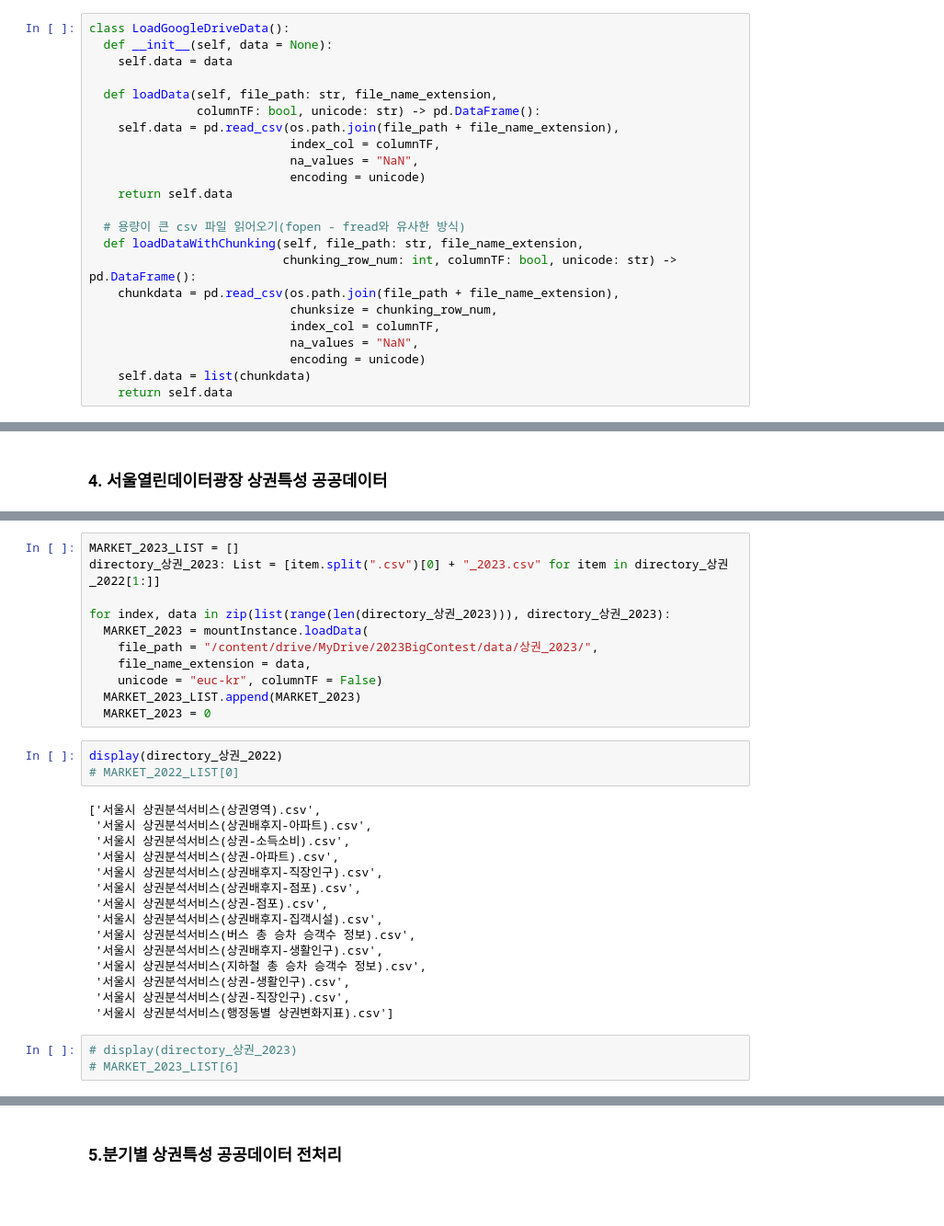
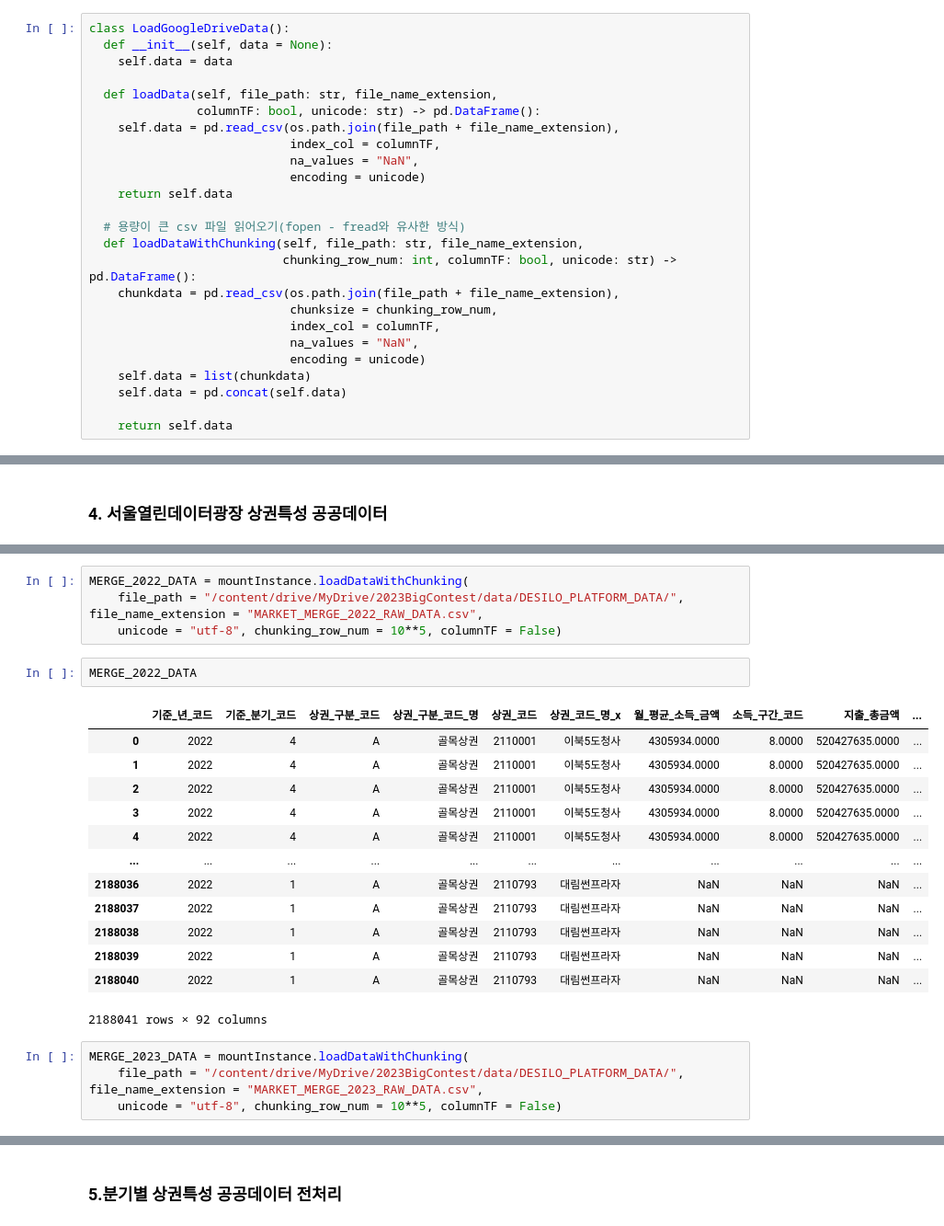
Before and after one commit to Gayeon6423/2023BigContest, a Jupyter notebook: [SALES_FIELD]_GRADE_TRANSFORMATION.ipynb, the cells around one changed output, grey strips where cells are left out. Shown at 92% size. Saved outputs shown, nothing was run; the diff lists cells and outputs as text; blank space fills up the shorter version.

```diff
--- a/[SALES_FIELD]_GRADE_TRANSFORMATION.ipynb
+++ b/[SALES_FIELD]_GRADE_TRANSFORMATION.ipynb
@@ -63,6 +70,8 @@ class LoadGoogleDriveData():
                             na_values = "NaN",
                             encoding = unicode)
     self.data = list(chunkdata)
+    self.data = pd.concat(self.data)
+
     return self.data
 # %%
 mountInstance = LoadGoogleDriveData()
@@ -166,32 +119,24 @@ for index, data in zip(list(range(len(directory_상권_2022))), directory_상권
-# %%
-MARKET_2023_LIST = []
-directory_상권_2023: List = [item.split(".csv")[0] + "_2023.csv" for item in directory_상권_2022[1:]]
-
-for index, data in zip(list(range(len(directory_상권_2023))), directory_상권_2023):
-  MARKET_2023 = mountInstance.loadData(
-    file_path = "/content/drive/MyDrive/2023BigContest/data/상권_2023/",
-    file_name_extension = data,
-    unicode = "euc-kr", columnTF = False)
-  MARKET_2023_LIST.append(MARKET_2023)
-  MARKET_2023 = 0
-# %%
-display(directory_상권_2022)
-# MARKET_2022_LIST[0]
-# %% [output]
-['서울시 상권분석서비스(상권영역).csv',
- '서울시 상권분석서비스(상권배후지-아파트).csv',
- '서울시 상권분석서비스(상권-소득소비).csv',
- '서울시 상권분석서비스(상권-아파트).csv',
- '서울시 상권분석서비스(상권배후지-직장인구).csv',
- '서울시 상권분석서비스(상권배후지-점포).csv',
- '서울시 상권분석서비스(상권-점포).csv',
- '서울시 상권분석서비스(상권배후지-집객시설).csv',
- '서울시 상권분석서비스(버스 총 승차 승객수 정보).csv',
- '서울시 상권분석서비스(상권배후지-생활인구).csv',
- '서울시 상권분석서비스(지하철 총 승차 승객수 정보).csv',
- '서울시 상권분석서비스(상권-생활인구).csv',
- '서울시 상권분석서비스(상권-직장인구).csv',
- '서울시 상권분석서비스(행정동별 상권변화지표).csv']
-# %%
-# display(directory_상권_2023)
-# MARKET_2023_LIST[6]
+# %%
+MERGE_2022_DATA = mountInstance.loadDataWithChunking(
+    file_path = "/content/drive/MyDrive/2023BigContest/data/DESILO_PLATFORM_DATA/", file_name_extension = "MARKET_MERGE_2022_RAW_DATA.csv",
+    unicode = "utf-8", chunking_row_num = 10**5, columnTF = False)
+# %%
+MERGE_2022_DATA
+# %% [output]
+|  | 기준_년_코드 | 기준_분기_코드 | 상권_구분_코드 | 상권_구분_코드_명 | 상권_코드 | 상권_코드_명_x | 월_평균_소득_금액 | 소득_구간_코드 | 지출_총금액 | ... |
+| 0 | 2022 | 4 | A | 골목상권 | 2110001 | 이북5도청사 | 4305934.0000 | 8.0000 | 520427635.0000 | ... |
+| 1 | 2022 | 4 | A | 골목상권 | 2110001 | 이북5도청사 | 4305934.0000 | 8.0000 | 520427635.0000 | ... |
+| 2 | 2022 | 4 | A | 골목상권 | 2110001 | 이북5도청사 | 4305934.0000 | 8.0000 | 520427635.0000 | ... |
+| 3 | 2022 | 4 | A | 골목상권 | 2110001 | 이북5도청사 | 4305934.0000 | 8.0000 | 520427635.0000 | ... |
+| 4 | 2022 | 4 | A | 골목상권 | 2110001 | 이북5도청사 | 4305934.0000 | 8.0000 | 520427635.0000 | ... |
+| ... | ... | ... | ... | ... | ... | ... | ... | ... | ... | ... |
+| 2188036 | 2022 | 1 | A | 골목상권 | 2110793 | 대림썬프라자 | NaN | NaN | NaN | ... |
+| 2188037 | 2022 | 1 | A | 골목상권 | 2110793 | 대림썬프라자 | NaN | NaN | NaN | ... |
+| 2188038 | 2022 | 1 | A | 골목상권 | 2110793 | 대림썬프라자 | NaN | NaN | NaN | ... |
+| 2188039 | 2022 | 1 | A | 골목상권 | 2110793 | 대림썬프라자 | NaN | NaN | NaN | ... |
+| 2188040 | 2022 | 1 | A | 골목상권 | 2110793 | 대림썬프라자 | NaN | NaN | NaN | ... |
+2188041 rows × 92 columns
+# %%
+MERGE_2023_DATA = mountInstance.loadDataWithChunking(
+    file_path = "/content/drive/MyDrive/2023BigContest/data/DESILO_PLATFORM_DATA/", file_name_extension = "MARKET_MERGE_2023_RAW_DATA.csv",
+    unicode = "utf-8", chunking_row_num = 10**5, columnTF = False)
```
Also changed, not shown: parts of 30 cells of this notebook.
